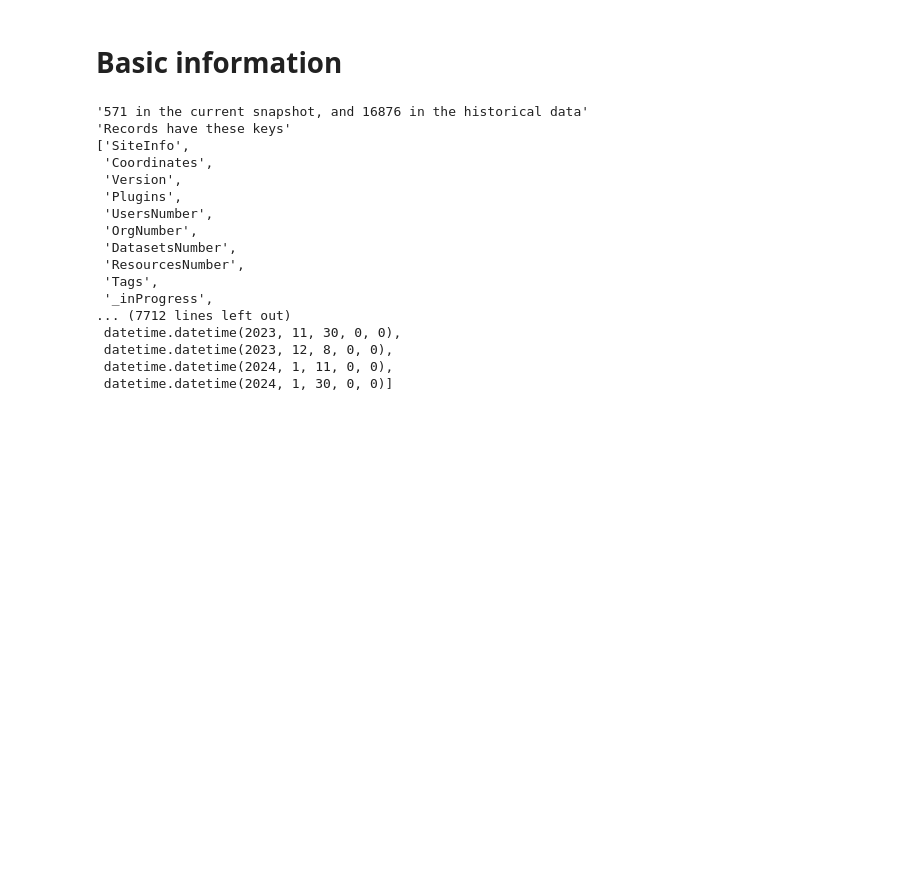
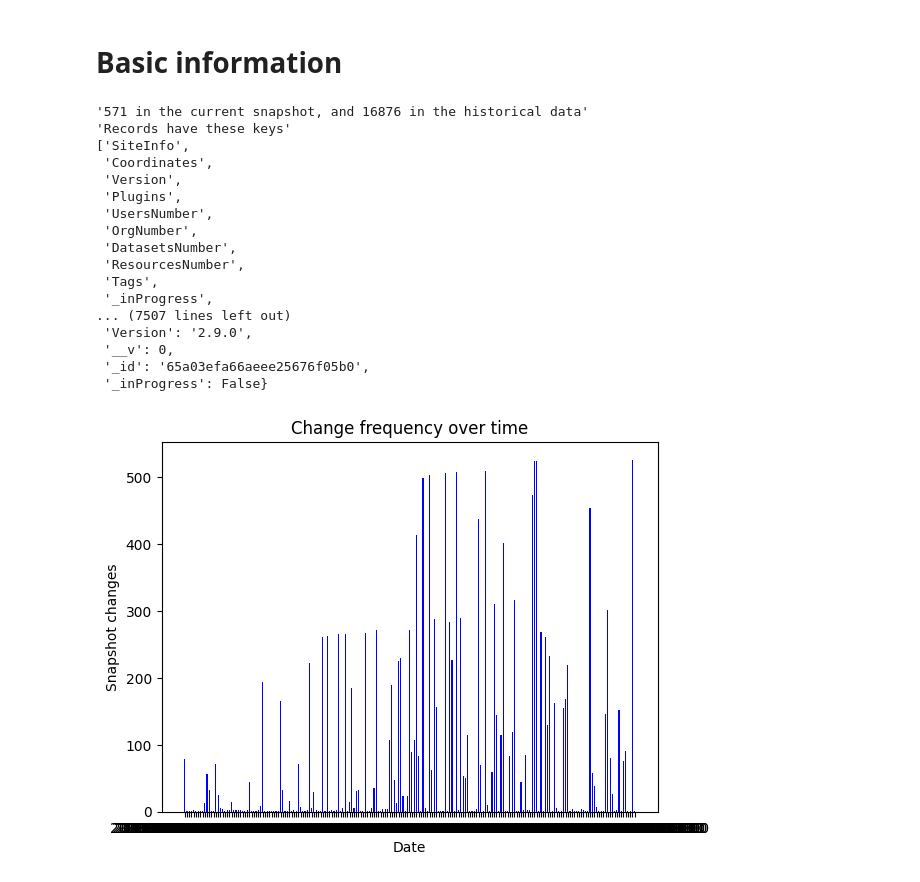
Before and after one commit to DataShades/datashades-data, a Jupyter notebook: overview.ipynb, the cells around one changed output. Cells and saved outputs as stored; diff of their text form; code cells hidden in the pictures; blank space fills up the shorter version.

```diff
--- a/overview.ipynb
+++ b/overview.ipynb
@@ -32,9 +28,6 @@ print([*example_record.keys()])
 
 print("Here is an example record")
 print(example_record)
-
-print("We have a timeline of data which is building up a picture of change over time - as new portals are added, and existing ones change")
-print([*timeline.keys()])
 # %% [output]
 '571 in the current snapshot, and 16876 in the historical data'
 'Records have these keys'
@@ -48,8 +41,22 @@ print([*timeline.keys()])
  'ResourcesNumber',
  'Tags',
  '_inProgress',
-... (7712 lines left out)
- datetime.datetime(2023, 11, 30, 0, 0),
- datetime.datetime(2023, 12, 8, 0, 0),
- datetime.datetime(2024, 1, 11, 0, 0),
- datetime.datetime(2024, 1, 30, 0, 0)]
+... (7507 lines left out)
+ 'Version': '2.9.0',
+ '__v': 0,
+ '_id': '65a03efa66aeee25676f05b0',
+ '_inProgress': False}
+# %%
+timeline = {}
+for record in historical_data:
+    if record["CreatedAt"] not in timeline.keys():
+        timeline[record["CreatedAt"]] = {}
+    timeline[record["CreatedAt"]][record["Href"]] = record
+
+plt.bar([d.isoformat() for d in timeline.keys()], [len(v.keys()) for v in timeline.values()], color = "blue", width=0.5)
+plt.xlabel("Date")
+plt.ylabel("Snapshot changes")
+plt.title("Change frequency over time")
+plt.show()
+# %% [output]
+[figure, added]
```
Also changed, not shown: parts of 1 cell of this notebook, 2 other files.
